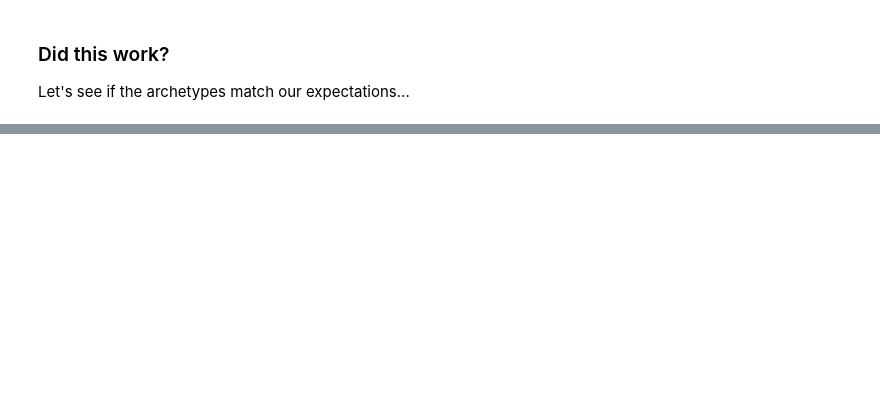
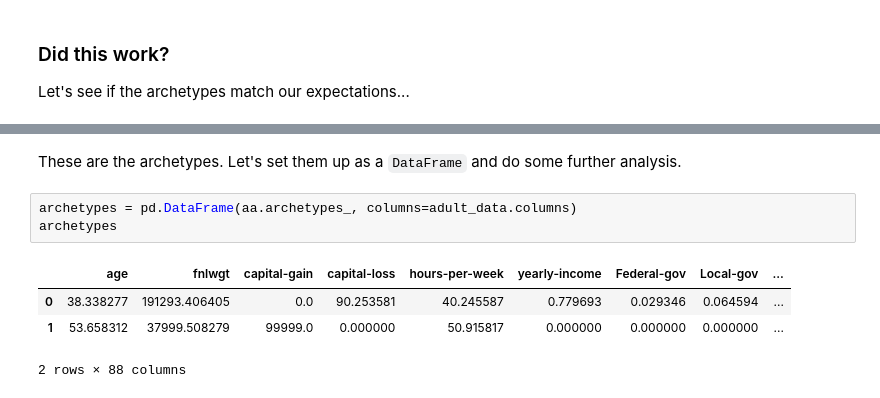
Before and after one commit to vikramsondergaard/archetypes, a Jupyter notebook: Generalised Archetype Analysis.ipynb, the cells around one changed output, grey strips where cells are left out. Cells and saved outputs as stored; diff of their text form; blank space fills up the shorter version.

```diff
--- a/Generalised Archetype Analysis.ipynb
+++ b/Generalised Archetype Analysis.ipynb
@@ -551,0 +602,10 @@ TypeError: Feature names are only supported if all input features have string na
+# %% [markdown]
+These are the archetypes. Let's set them up as a `DataFrame` and do some further analysis.
+# %%
+archetypes = pd.DataFrame(aa.archetypes_, columns=adult_data.columns)
+archetypes
+# %% [output]
+|  | age | fnlwgt | capital-gain | capital-loss | hours-per-week | yearly-income | Federal-gov | Local-gov | ... |
+| 0 | 38.338277 | 191293.406405 | 0.0 | 90.253581 | 40.245587 | 0.779693 | 0.029346 | 0.064594 | ... |
+| 1 | 53.658312 | 37999.508279 | 99999.0 | 0.000000 | 50.915817 | 0.000000 | 0.000000 | 0.000000 | ... |
+2 rows × 88 columns
```
Also changed, not shown: parts of 54 cells of this notebook.
